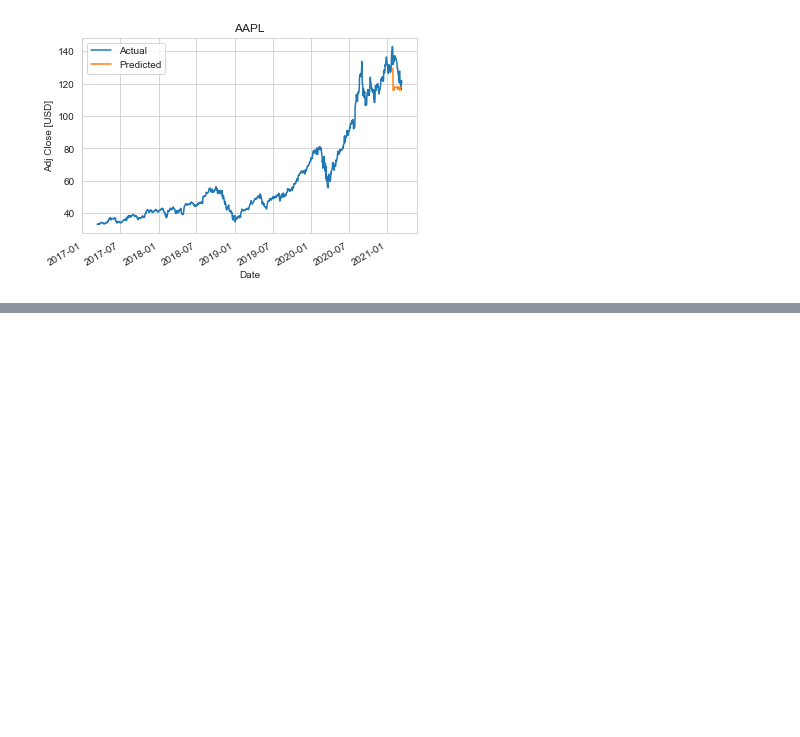
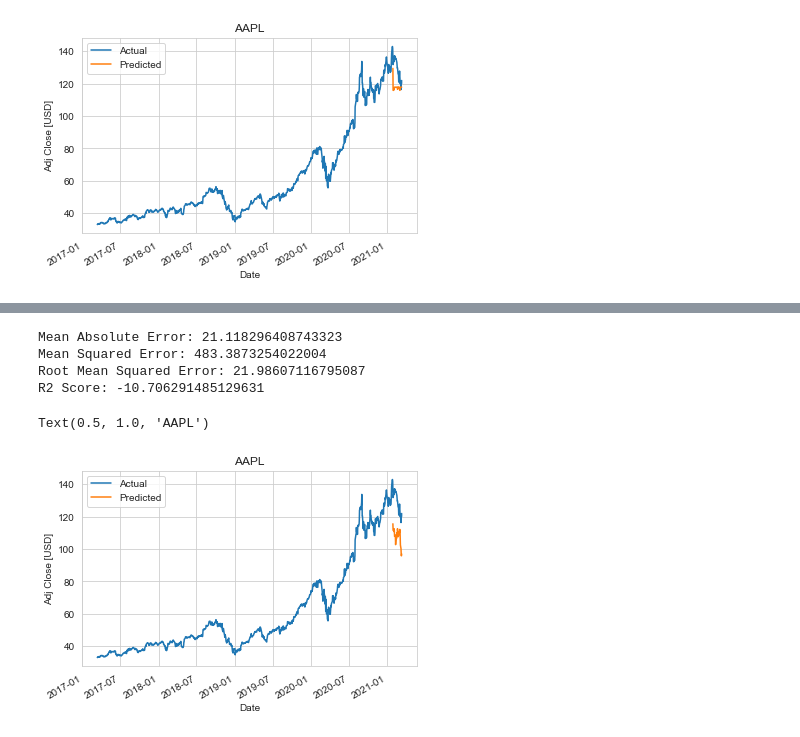
Before and after one commit to joshua-furtado/stock_price_indicator, a Jupyter notebook: notebooks/2_predict_AAPL_stock_data_using_machine_learning.ipynb, the cells around one changed output, grey strips where cells are left out. Drawn from its saved outputs; the diff is of its cells as text; code cells hidden in the pictures; blank space fills up the shorter version.

Commit message:
Predict Apple stock price using SVM regressor

```diff
--- a/notebooks/2_predict_AAPL_stock_data_using_machine_learning.ipynb
+++ b/notebooks/2_predict_AAPL_stock_data_using_machine_learning.ipynb
@@ -241,0 +245,4 @@ Text(0.5, 1.0, 'AAPL')
+# %%
+# train linear regression model
+svr = SVR()
+svr.fit(X_train, y_train)
@@ -241,0 +251,8 @@ Text(0.5, 1.0, 'AAPL')
+# %%
+# make predictions on test dataset
+y_pred = svr.predict(X_test)
+# %%
+# store the adjusted close results in a dataframe
+results = pd.DataFrame(
+    {'Actual': df['Adj Close'].iloc[-future_days:], 'Predicted': y_pred})
+results.head()
@@ -241,0 +267,23 @@ Text(0.5, 1.0, 'AAPL')
+# %%
+# print evaluation metrics
+print('Mean Absolute Error:', metrics.mean_absolute_error(y_test, y_pred))
+print('Mean Squared Error:', metrics.mean_squared_error(y_test, y_pred))
+print('Root Mean Squared Error:', np.sqrt(
+    metrics.mean_squared_error(y_test, y_pred)))
+print('R2 Score:', metrics.r2_score(y_test, y_pred))
+# %% [output]
+Mean Absolute Error: 21.118296408743323
+Mean Squared Error: 483.3873254022004
+Root Mean Squared Error: 21.98607116795087
+R2 Score: -10.706291485129631
+# %%
+# plot data
+df['Adj Close'].plot(label='Actual')
+results['Predicted'].plot(label='Predicted')
+plt.legend()
+plt.xlabel('Date')
+plt.ylabel('Adj Close [USD]')
+plt.title('AAPL')
+# %% [output]
+Text(0.5, 1.0, 'AAPL')
+[figure, added]
```
Also changed, not shown: parts of 5 cells of this notebook, 1 other file.
